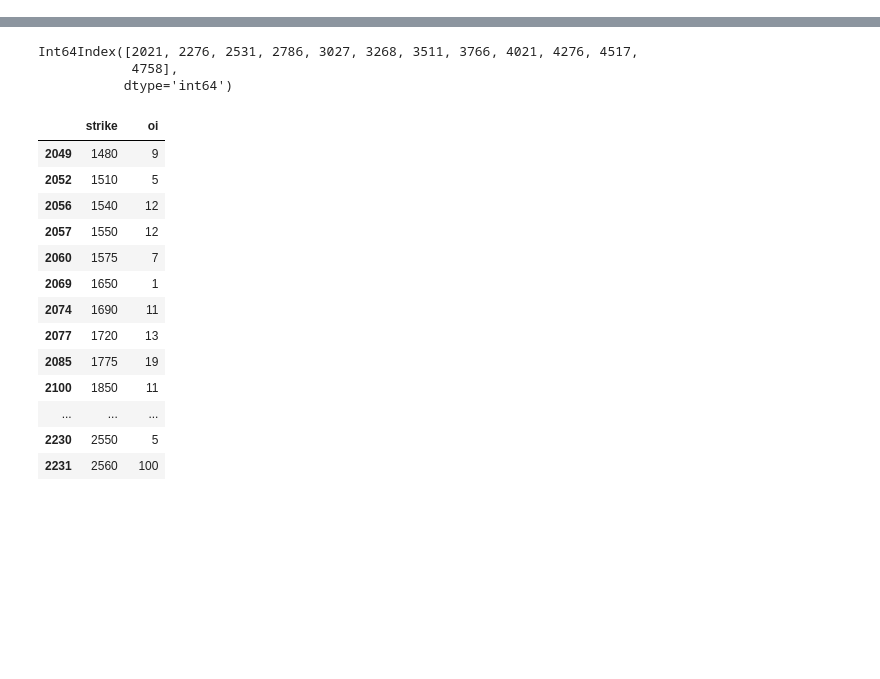
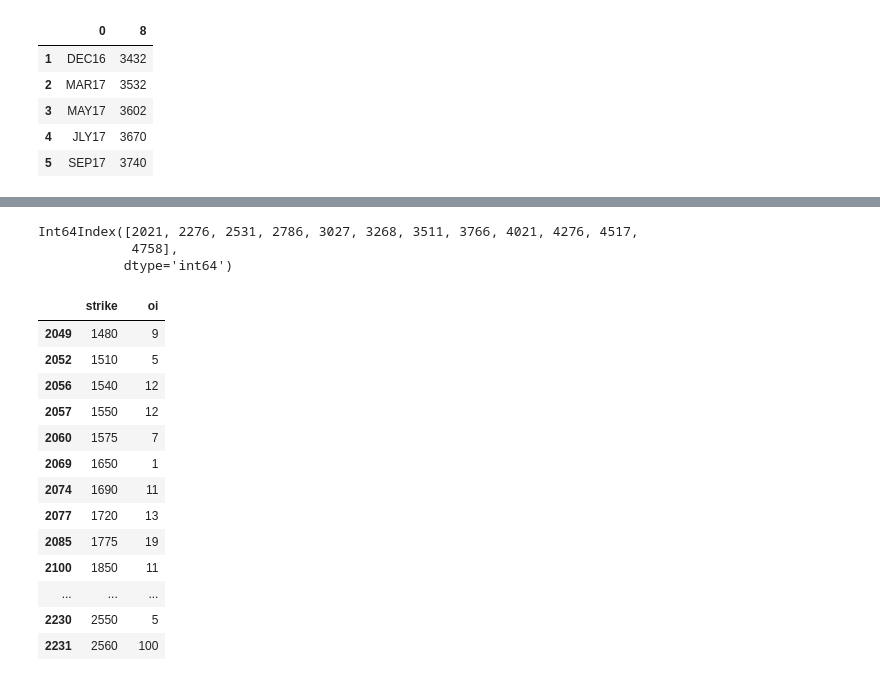
Before and after one commit to QuantCS109/TrumpTweets, a Jupyter notebook: scrape_sol.ipynb, the cells around one changed output, grey strips where cells are left out. Saved outputs shown, nothing was run; the diff lists cells and outputs as text; code cells hidden in the pictures; blank space fills up the shorter version.

```diff
--- a/scrape_sol.ipynb
+++ b/scrape_sol.ipynb
@@ -88,0 +148,10 @@ doc[1:10]
+# %%
+futs = df[[0,8]][1:6]
+futs
+# %% [output]
+|  | 0 | 8 |
+| 1 | DEC16 | 3432 |
+| 2 | MAR17 | 3532 |
+| 3 | MAY17 | 3602 |
+| 4 | JLY17 | 3670 |
+| 5 | SEP17 | 3740 |
```
Also changed, not shown: parts of 34 cells of this notebook.
